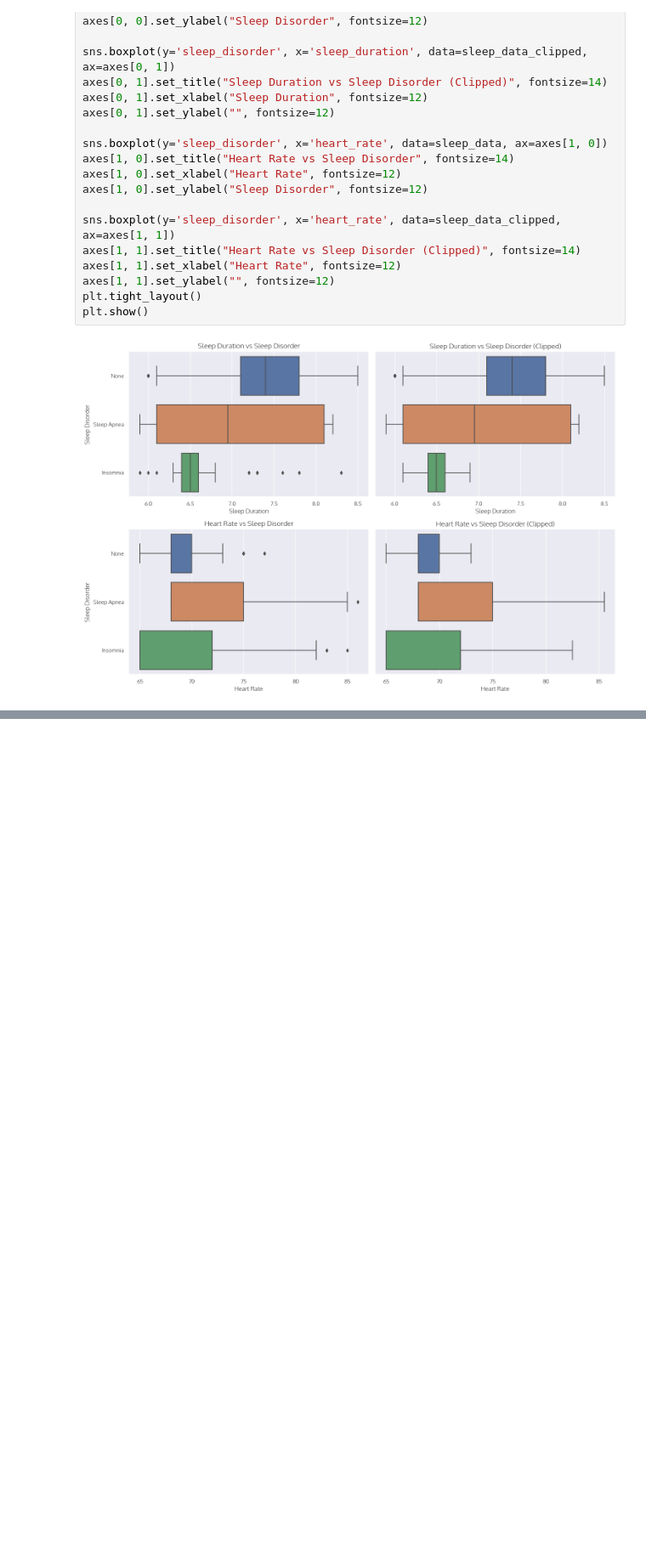
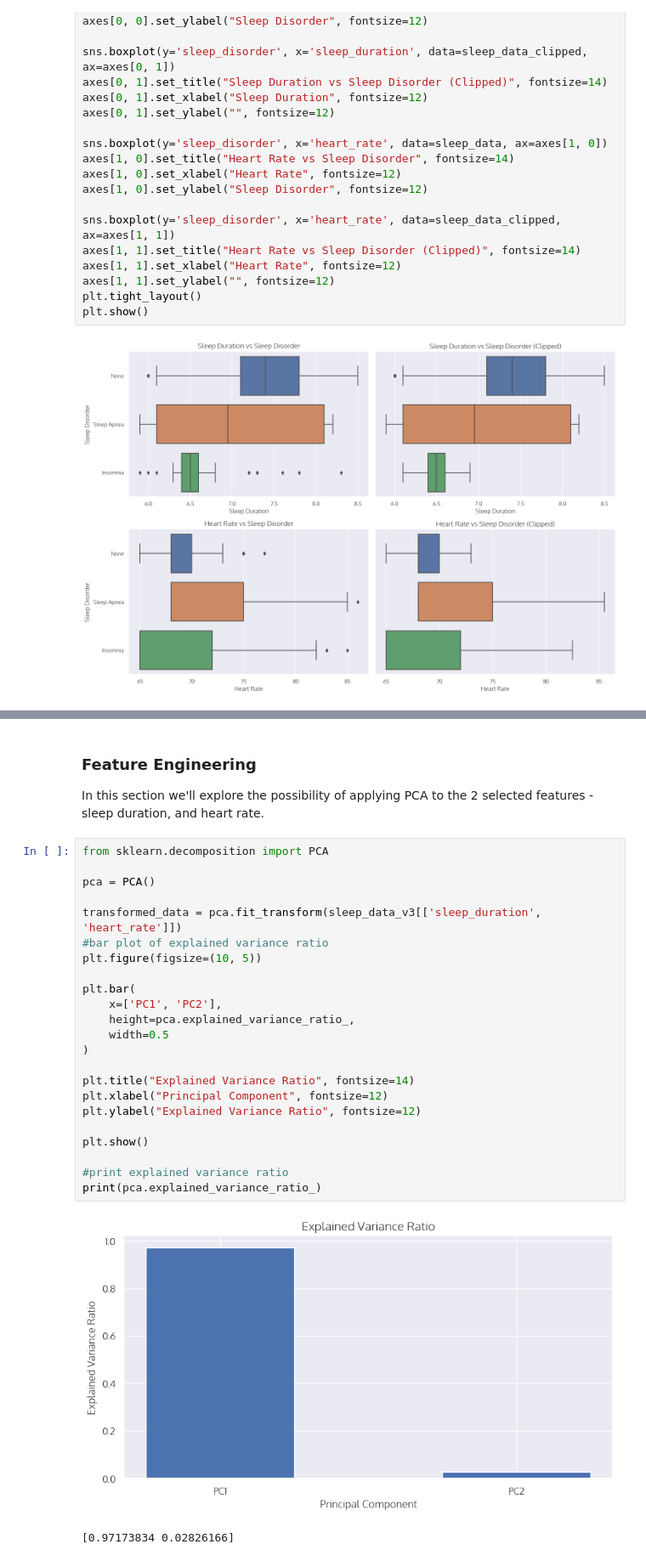
Before and after one commit to masterbatcoderman10/Sleep, a Jupyter notebook: Modelling.ipynb, the cells around one changed output, grey strips where cells are left out. Shown at 85% size. Saved outputs shown, nothing was run; the diff lists cells and outputs as text; blank space fills up the shorter version.

```diff
--- a/Modelling.ipynb
+++ b/Modelling.ipynb
@@ -132,0 +179,30 @@ plt.show()
+# %% [markdown]
+### Feature Engineering
+
+In this section we'll explore the possibility of applying PCA to the 2 selected features - sleep duration, and heart rate.
+# %%
+from sklearn.decomposition import PCA
+
+pca = PCA()
+
+transformed_data = pca.fit_transform(sleep_data_v3[['sleep_duration', 'heart_rate']])
+#bar plot of explained variance ratio
+plt.figure(figsize=(10, 5))
+
+plt.bar(
+    x=['PC1', 'PC2'],
+    height=pca.explained_variance_ratio_,
+    width=0.5
+)
+
+plt.title("Explained Variance Ratio", fontsize=14)
+plt.xlabel("Principal Component", fontsize=12)
+plt.ylabel("Explained Variance Ratio", fontsize=12)
+
+plt.show()
+
+#print explained variance ratio
+print(pca.explained_variance_ratio_)
+# %% [output]
+[figure, added]
+[0.97173834 0.02826166]
```
Also changed, not shown: parts of 21 cells of this notebook.
